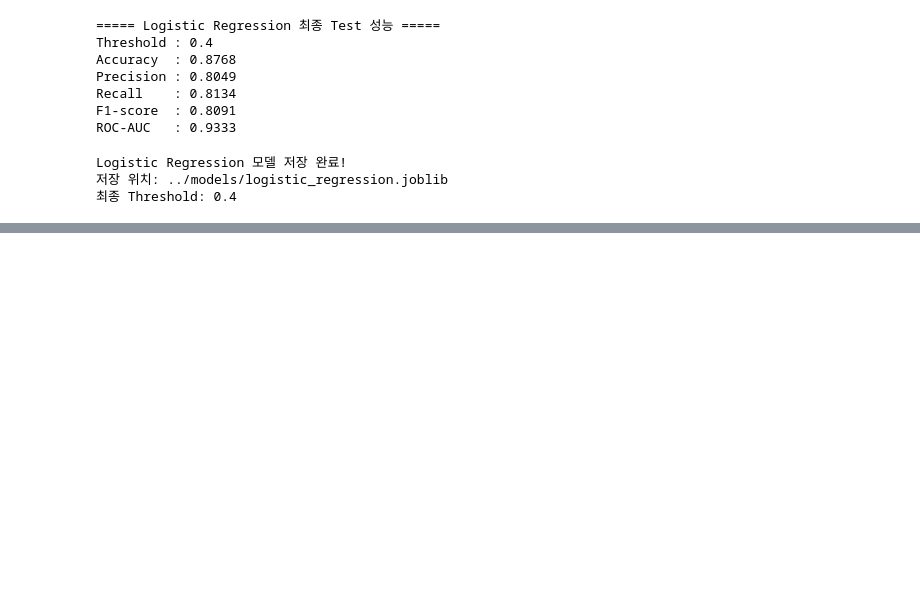
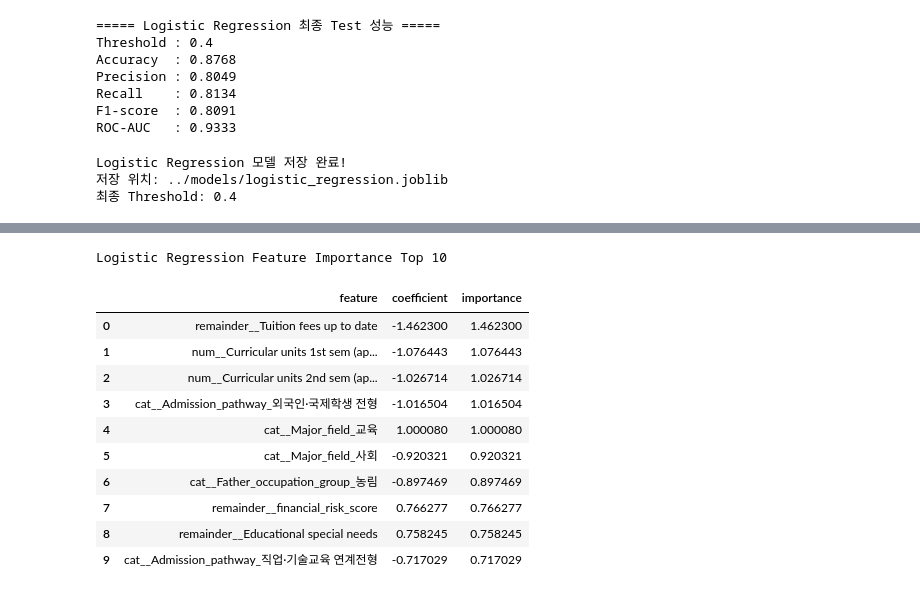
Before and after one commit to SKNETWORKS-FAMILY-AICAMP/SKN35-2nd-1Team, a Jupyter notebook: notebooks/modeling_logistic_regression.ipynb, the cells around one changed output, grey strips where cells are left out. Cells and saved outputs as stored; diff of their text form; code cells hidden in the pictures; blank space fills up the shorter version.

```diff
--- a/notebooks/modeling_logistic_regression.ipynb
+++ b/notebooks/modeling_logistic_regression.ipynb
@@ -841,0 +844,55 @@ model_results
+# %%
+# ==========================================
+# Logistic Regression Feature Importance Top 10
+# ==========================================
+
+import pandas as pd
+import matplotlib.pyplot as plt
+
+# 저장된 최종 모델 불러오기
+import joblib
+model_data = joblib.load("../models/logistic_regression.joblib")
+
+# joblib 저장 형태에 따라 모델 꺼내기
+if isinstance(model_data, dict):
+    model = model_data.get("model")
+else:
+    model = model_data
+
+# Feature 이름
+feature_names = X_train.columns
+
+# Logistic Regression 계수
+coefficients = model.coef_[0]
+
+# DataFrame 생성
+importance_df = pd.DataFrame({
+    "feature": feature_names,
+    "coefficient": coefficients,
+    "importance": abs(coefficients)
+})
+
+# 중요도 기준 내림차순 정렬
+importance_df = importance_df.sort_values(
+    by="importance",
+    ascending=False
+).reset_index(drop=True)
+
+# Top 10
+top10_logistic = importance_df.head(10)
+
+print("Logistic Regression Feature Importance Top 10")
+display(top10_logistic)
+# %% [output]
+Logistic Regression Feature Importance Top 10
+|  | feature | coefficient | importance |
+| 0 | remainder__Tuition fees up to date | -1.462300 | 1.462300 |
+| 1 | num__Curricular units 1st sem (ap... | -1.076443 | 1.076443 |
+| 2 | num__Curricular units 2nd sem (ap... | -1.026714 | 1.026714 |
+| 3 | cat__Admission_pathway_외국인·국제학생 전형 | -1.016504 | 1.016504 |
+| 4 | cat__Major_field_교육 | 1.000080 | 1.000080 |
+| 5 | cat__Major_field_사회 | -0.920321 | 0.920321 |
+| 6 | cat__Father_occupation_group_농림 | -0.897469 | 0.897469 |
+| 7 | remainder__financial_risk_score | 0.766277 | 0.766277 |
+| 8 | remainder__Educational special needs | 0.758245 | 0.758245 |
+| 9 | cat__Admission_pathway_직업·기술교육 연계전형 | -0.717029 | 0.717029 |
```
Also changed, not shown: parts of 6 cells of this notebook, 5 other files.
